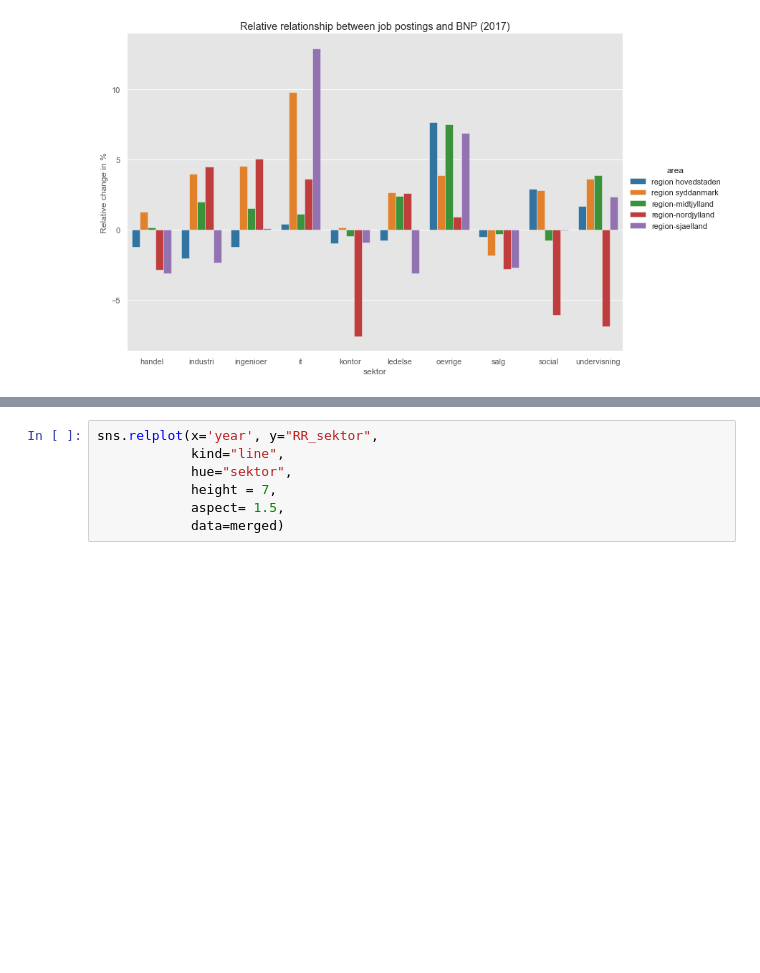
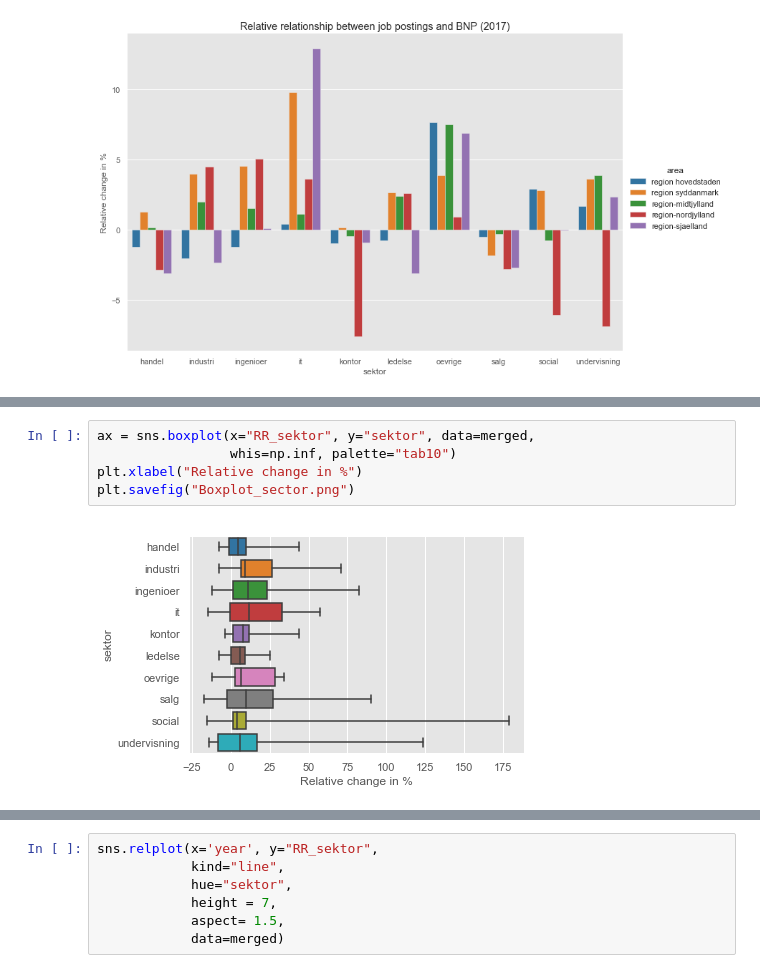
Before and after one commit to Naeim-S/GRP-33-TEST-1, a Jupyter notebook: EXAM/Analyse.ipynb, the cells around one changed output, grey strips where cells are left out. Drawn from its saved outputs; the diff is of its cells as text; blank space fills up the shorter version.

```diff
--- a/EXAM/Analyse.ipynb
+++ b/EXAM/Analyse.ipynb
@@ -241,3 +248,10 @@ for x in range(2008,2018,1):
+# %%
+ax = sns.boxplot(x="RR_sektor", y="sektor", data=merged,
+                 whis=np.inf, palette="tab10")
+plt.xlabel("Relative change in %")
+plt.savefig("Boxplot_sector.png")
+# %% [output]
+[figure, added]
 # %%
 sns.catplot(x='jobtype', y="RR_jobtype_area",
             kind="bar",
```
Also changed, not shown: parts of 5 cells of this notebook.
